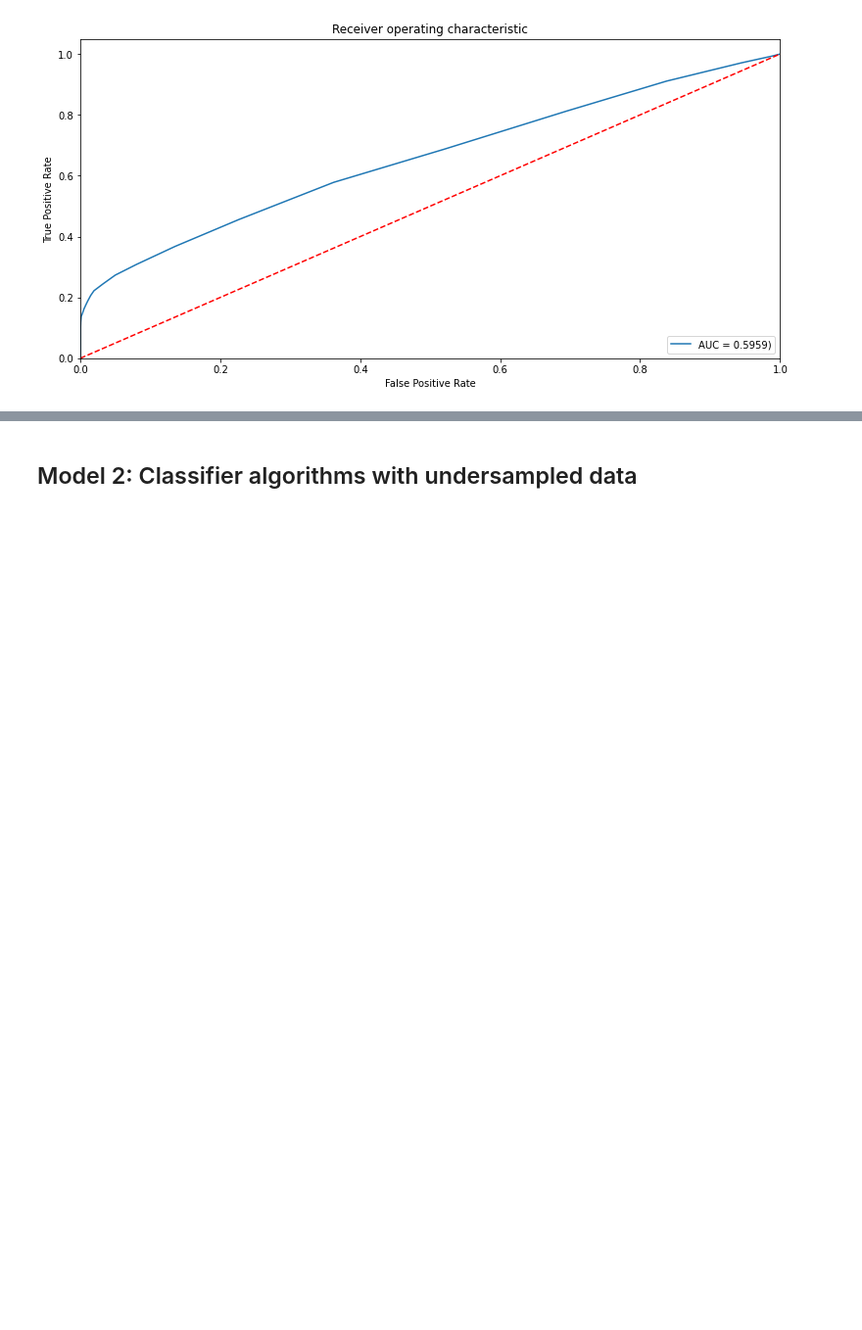
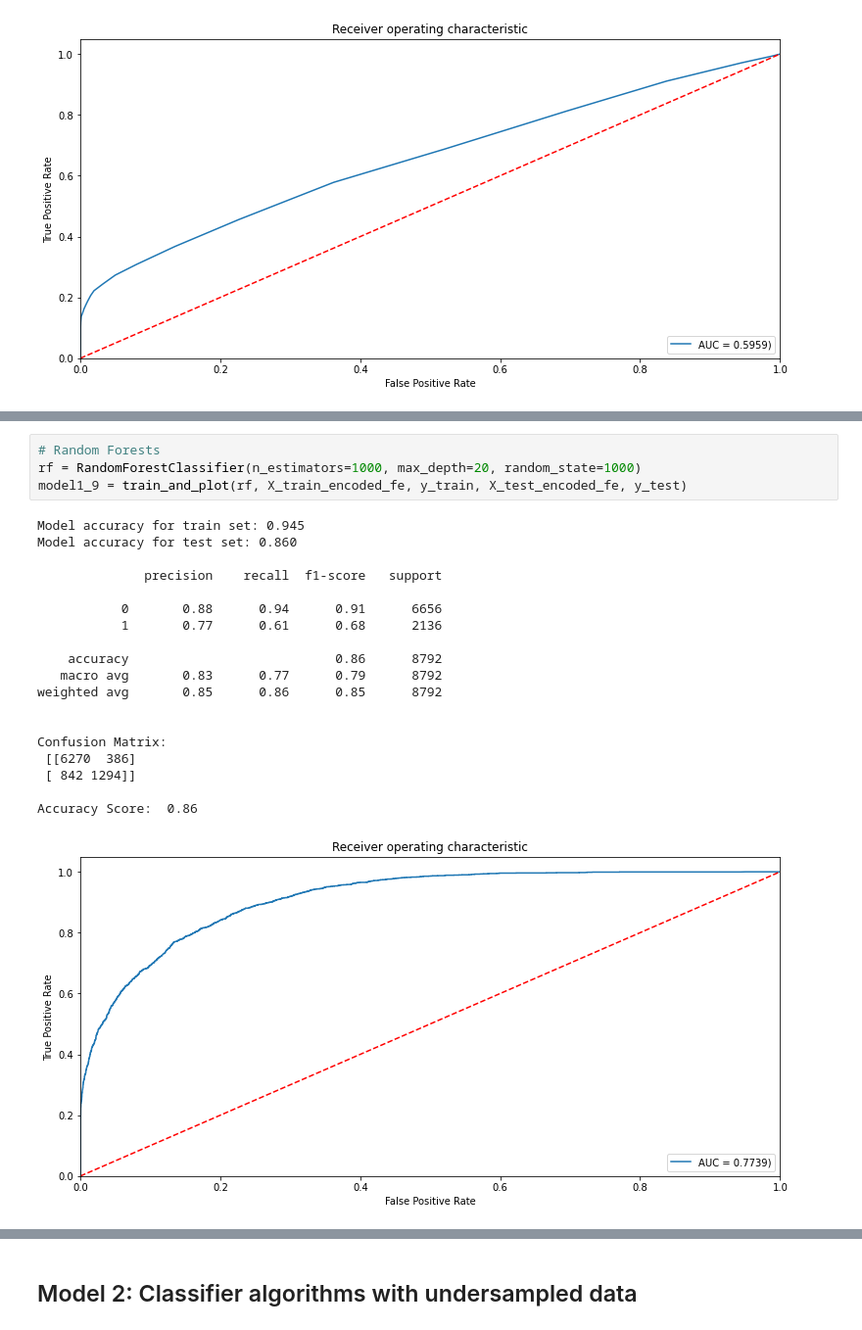
Before and after one commit to dinhlongviolin1/PDC-assm3, a Jupyter notebook: model/model_final.ipynb, the cells around one changed output, grey strips where cells are left out. Shown at 98% size. Saved outputs shown, nothing was run; the diff lists cells and outputs as text; blank space fills up the shorter version.

```diff
--- a/model/model_final.ipynb
+++ b/model/model_final.ipynb
@@ -1098,2 +1178,26 @@ Accuracy Score:  0.854
+# %%
+# Random Forests
+rf = RandomForestClassifier(n_estimators=1000, max_depth=20, random_state=1000)
+model1_9 = train_and_plot(rf, X_train_encoded_fe, y_train, X_test_encoded_fe, y_test)
+# %% [output]
+Model accuracy for train set: 0.945
+Model accuracy for test set: 0.860
+
+              precision    recall  f1-score   support
+
+           0       0.88      0.94      0.91      6656
+           1       0.77      0.61      0.68      2136
+
+    accuracy                           0.86      8792
+   macro avg       0.83      0.77      0.79      8792
+weighted avg       0.85      0.86      0.85      8792
+
+
+Confusion Matrix:
+ [[6270  386]
+ [ 842 1294]]
+
+Accuracy Score:  0.86
+[figure, added]
 # %% [markdown]
 ### Section Takeaway:
```
Also changed, not shown: parts of 38 cells of this notebook, 6 other files.
